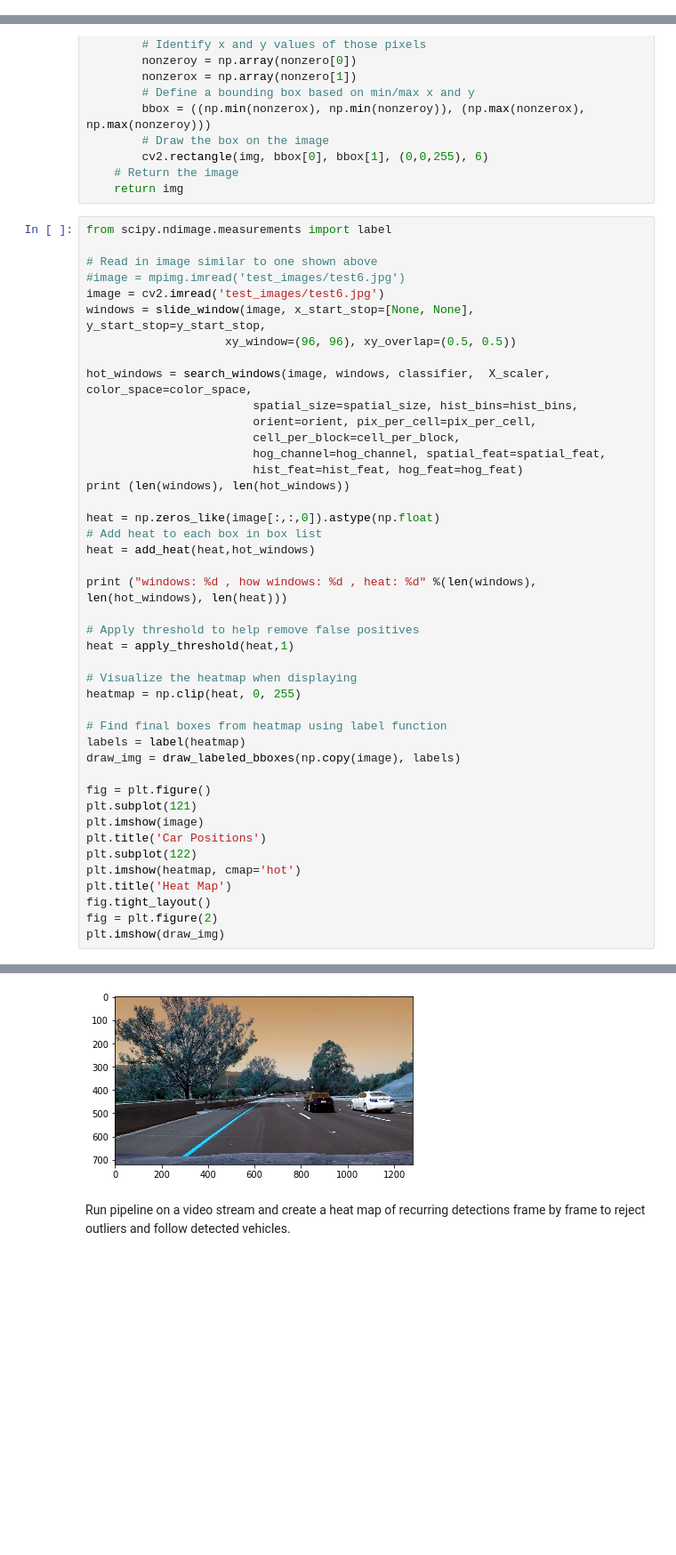
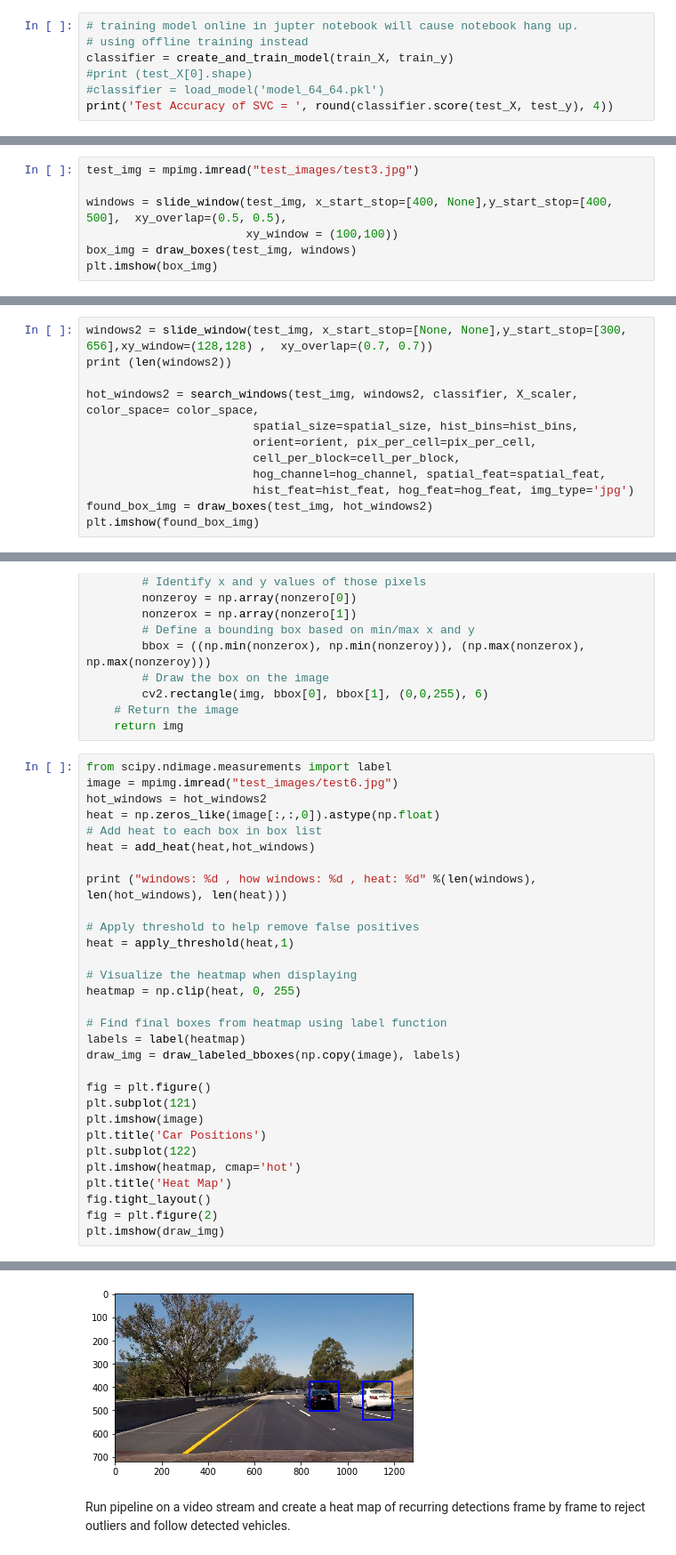
Before and after one commit to zezhou/CarND-Vehicle-Detection, a Jupyter notebook: p5.ipynb, the cells around one changed output, grey strips where cells are left out. Shown at 89% size. Saved outputs shown, nothing was run; the diff lists cells and outputs as text; blank space fills up the shorter version.

```diff
--- a/p5.ipynb
+++ b/p5.ipynb
@@ -426,0 +383,7 @@ def search_windows(img, windows, clf, scaler, color_space='RGB',
+# %%
+# training model online in jupter notebook will cause notebook hang up.
+# using offline training instead
+classifier = create_and_train_model(train_X, train_y)
+#print (test_X[0].shape)
+#classifier = load_model('model_64_64.pkl')
+print('Test Accuracy of SVC = ', round(classifier.score(test_X, test_y), 4))
@@ -439,0 +466,7 @@ def draw_boxes(img, bboxes, color=(0, 0, 255), thick=6):
+# %%
+test_img = mpimg.imread("test_images/test3.jpg")
+
+windows = slide_window(test_img, x_start_stop=[400, None],y_start_stop=[400, 500],  xy_overlap=(0.5, 0.5),
+                       xy_window = (100,100))
+box_img = draw_boxes(test_img, windows)
+plt.imshow(box_img)
@@ -439,0 +525,12 @@ def draw_boxes(img, bboxes, color=(0, 0, 255), thick=6):
+# %%
+windows2 = slide_window(test_img, x_start_stop=[None, None],y_start_stop=[300, 656],xy_window=(128,128) ,  xy_overlap=(0.7, 0.7))
+print (len(windows2))
+
+hot_windows2 = search_windows(test_img, windows2, classifier, X_scaler, color_space= color_space,
+                        spatial_size=spatial_size, hist_bins=hist_bins,
+                        orient=orient, pix_per_cell=pix_per_cell,
+                        cell_per_block=cell_per_block,
+                        hog_channel=hog_channel, spatial_feat=spatial_feat,
+                        hist_feat=hist_feat, hog_feat=hog_feat, img_type='jpg')
+found_box_img = draw_boxes(test_img, hot_windows2)
+plt.imshow(found_box_img)
@@ -473,21 +576,8 @@ def draw_labeled_bboxes(img, labels):
     return img
 # %%
 from scipy.ndimage.measurements import label
-
-# Read in image similar to one shown above
-#image = mpimg.imread('test_images/test6.jpg')
-image = cv2.imread('test_images/test6.jpg')
-windows = slide_window(image, x_start_stop=[None, None], y_start_stop=y_start_stop,
-                    xy_window=(96, 96), xy_overlap=(0.5, 0.5))
-
-hot_windows = search_windows(image, windows, classifier,  X_scaler, color_space=color_space,
-                        spatial_size=spatial_size, hist_bins=hist_bins,
-                        orient=orient, pix_per_cell=pix_per_cell,
-                        cell_per_block=cell_per_block,
-                        hog_channel=hog_channel, spatial_feat=spatial_feat,
-                        hist_feat=hist_feat, hog_feat=hog_feat)
-print (len(windows), len(hot_windows))
-
+image = mpimg.imread("test_images/test6.jpg")
+hot_windows = hot_windows2
 heat = np.zeros_like(image[:,:,0]).astype(np.float)
 # Add heat to each box in box list
 heat = add_heat(heat,hot_windows)
@@ -524,4 +611,4 @@ windows: 125 , how windows: 4 , heat: 720
-[figure, old version]
+[figure, new version]
 # %% [markdown]
 Run pipeline on a video stream and create a heat map of recurring detections frame by frame to reject outliers and follow detected vehicles.
 # %%
```
Also changed, not shown: parts of 37 cells of this notebook, 3 other files.
